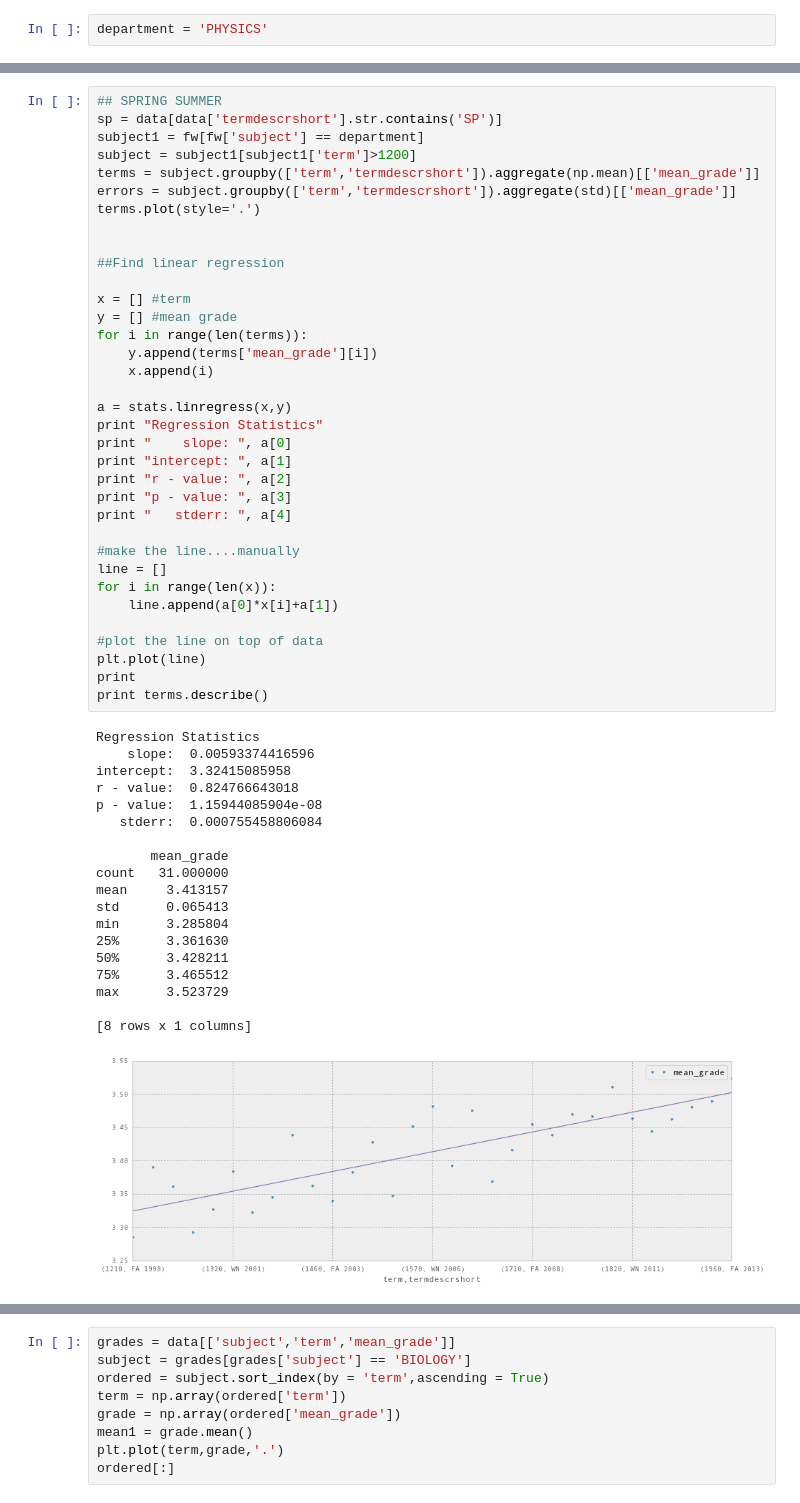
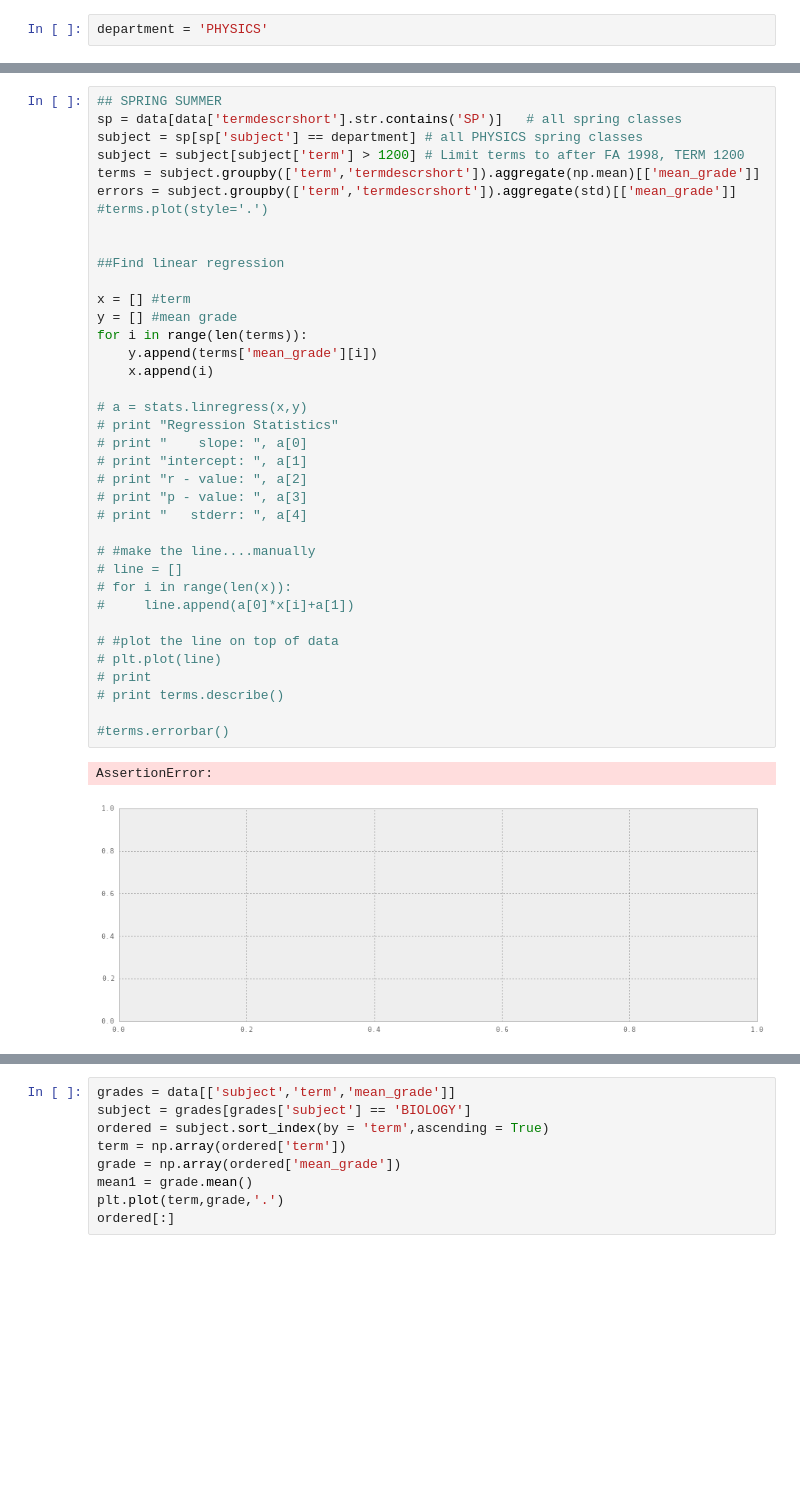
Before and after one commit to mkowshik/scaling-tribble, a Jupyter notebook: REBUILD DATA scripts/Course by term.ipynb, the cells around one changed output, grey strips where cells are left out. Saved outputs shown, nothing was run; the diff lists cells and outputs as text; blank space fills up the shorter version.

```diff
--- a/REBUILD DATA scripts/Course by term.ipynb
+++ b/REBUILD DATA scripts/Course by term.ipynb
@@ -99,56 +93,41 @@ max      3.523729
 [figure]
 # %%
 ## SPRING SUMMER
-sp = data[data['termdescrshort'].str.contains('SP')]
-subject1 = fw[fw['subject'] == department]
-subject = subject1[subject1['term']>1200]
+sp = data[data['termdescrshort'].str.contains('SP')]   # all spring classes
+subject = sp[sp['subject'] == department] # all PHYSICS spring classes
+subject = subject[subject['term'] > 1200] # Limit terms to after FA 1998, TERM 1200
 terms = subject.groupby(['term','termdescrshort']).aggregate(np.mean)[['mean_grade']]
 errors = subject.groupby(['term','termdescrshort']).aggregate(std)[['mean_grade']]
-terms.plot(style='.')
+#terms.plot(style='.')
 
 
 ##Find linear regression
 
 x = [] #term
 y = [] #mean grade
 for i in range(len(terms)):
     y.append(terms['mean_grade'][i])
     x.append(i)
 
-a = stats.linregress(x,y)
-print "Regression Statistics"
-print "    slope: ", a[0]
-print "intercept: ", a[1]
-print "r - value: ", a[2]
-print "p - value: ", a[3]
-print "   stderr: ", a[4]
+# a = stats.linregress(x,y)
+# print "Regression Statistics"
+# print "    slope: ", a[0]
+# print "intercept: ", a[1]
+# print "r - value: ", a[2]
+# print "p - value: ", a[3]
+# print "   stderr: ", a[4]
 
-#make the line....manually
-line = []
-for i in range(len(x)):
-    line.append(a[0]*x[i]+a[1])
+# #make the line....manually
+# line = []
+# for i in range(len(x)):
+#     line.append(a[0]*x[i]+a[1])
 
-#plot the line on top of data
-plt.plot(line)
-print
-print terms.describe()
+# #plot the line on top of data
+# plt.plot(line)
+# print
+# print terms.describe()
+
+#terms.errorbar()
 # %% [output]
-Regression Statistics
-    slope:  0.00593374416596
-intercept:  3.32415085958
-r - value:  0.824766643018
-p - value:  1.15944085904e-08
-   stderr:  0.000755458806084
-
-       mean_grade
-count   31.000000
-mean     3.413157
-std      0.065413
-min      3.285804
-25%      3.361630
-50%      3.428211
-75%      3.465512
-max      3.523729
-
-[8 rows x 1 columns]
+AssertionError:
-[figure, old version]
+[figure, new version]
```
Also changed, not shown: parts of 7 cells of this notebook, 1 other file.
